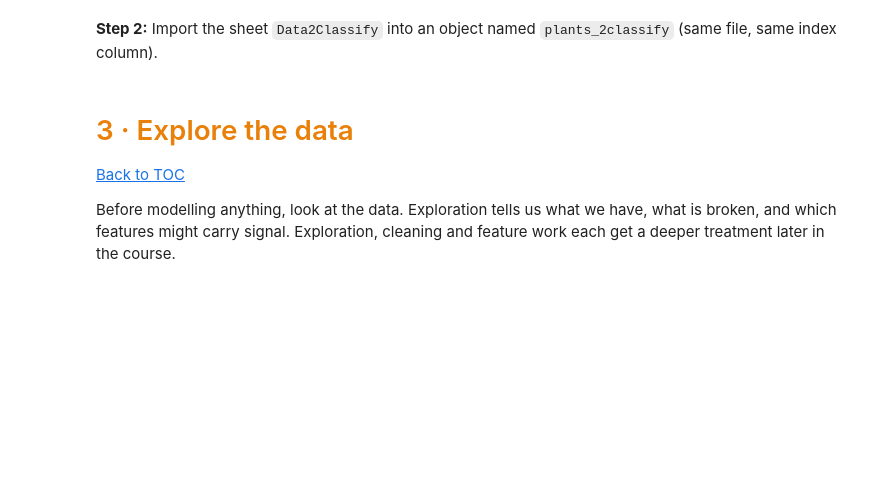
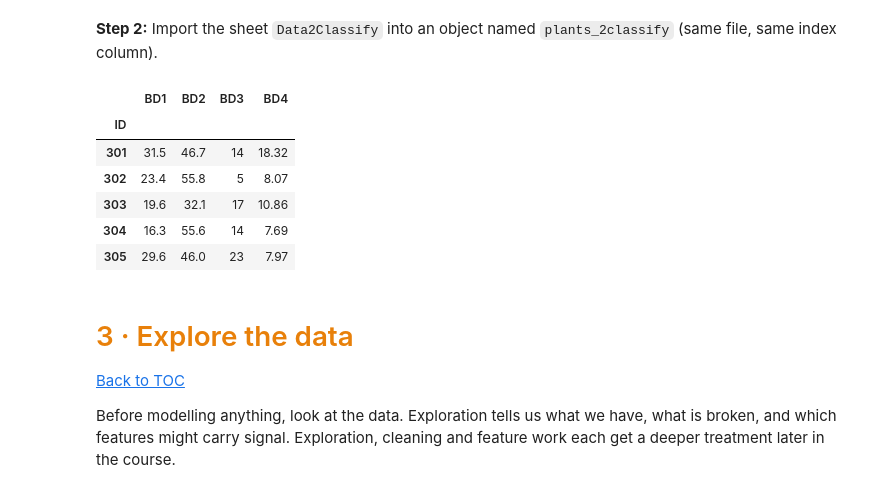
Before and after one commit to goncasfausto04/ML_DSAA_Practicals, a Jupyter notebook: notebooks/week_02/week_02_ml_pipeline.ipynb, the cells around one changed output. Cells and saved outputs as stored; diff of their text form; code cells hidden in the pictures; blank space fills up the shorter version.

```diff
--- a/notebooks/week_02/week_02_ml_pipeline.ipynb
+++ b/notebooks/week_02/week_02_ml_pipeline.ipynb
@@ -107,12 +109,18 @@ __Step 2:__ Import the sheet `Data2Classify` into an object named
 # %%
 # 1. same workbook as the previous step
 # 2. this sheet holds the rows that carry no label yet
 # 3. index on the same column, so the ID does not arrive as a feature column
-plants_2classify = pd.read_excel(
-    ...,  # <-- CODE HERE
-    sheet_name=...,  # <-- CODE HERE
-    index_col=...,  # <-- CODE HERE
-)
+plants_2classify = pd.read_excel(PLANTS, sheet_name="Data2Classify", index_col="ID")
+
+plants_2classify.head()  # show the first few rows of the data
+# %% [output]
+|  | BD1 | BD2 | BD3 | BD4 |
+| ID |  |  |  |  |
+| 301 | 31.5 | 46.7 | 14 | 18.32 |
+| 302 | 23.4 | 55.8 | 5 | 8.07 |
+| 303 | 19.6 | 32.1 | 17 | 10.86 |
+| 304 | 16.3 | 55.6 | 14 | 7.69 |
+| 305 | 29.6 | 46.0 | 23 | 7.97 |
 # %% [markdown]
 # <font color='#E8800A'>3 · Explore the data</font> <a class="anchor" id="explore"></a>
 [Back to TOC](#toc)
```
Also changed, not shown: parts of 16 cells of this notebook.
